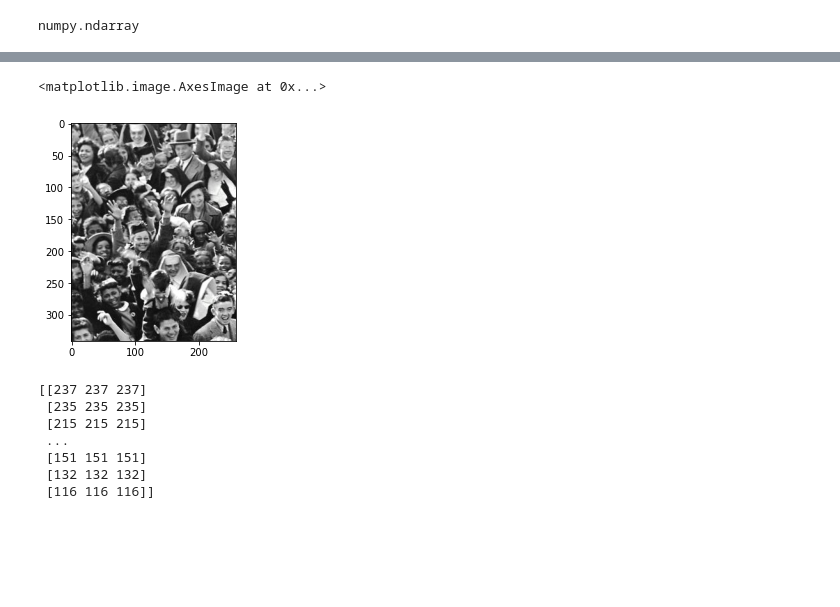
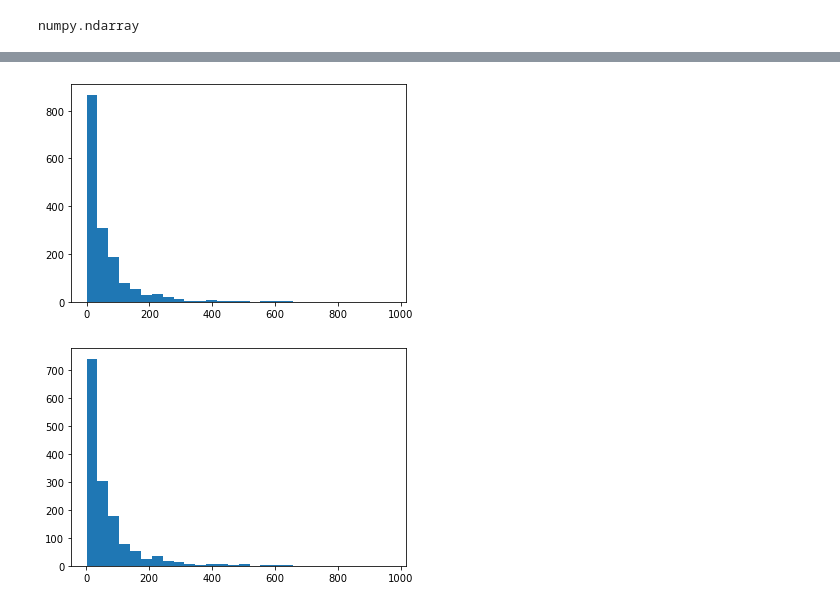
Before and after one commit to EikiYamashiro/IC_ComputerVision, a Jupyter notebook: ShanghaiTech - Analise Exploratoria.ipynb, the cells around one changed output, grey strips where cells are left out. Cells and saved outputs as stored; diff of their text form; code cells hidden in the pictures; blank space fills up the shorter version.

```diff
--- a/ShanghaiTech - Analise Exploratoria.ipynb
+++ b/ShanghaiTech - Analise Exploratoria.ipynb
@@ -80,5 +162,0 @@ plt.show()
-# %%
-n = 123
-img = cv2.imread("ShanghaiTech/part_A/train_data/images/IMG_{}.jpg".format(n))
-ry, rx = getRanges(img)
-img.shape
@@ -131,15 +163,19 @@ plt.imshow(li[0])
-# %%
-plt.imshow(li)
-# %% [output]
-<matplotlib.image.AxesImage at 0x...>
-[figure, removed]
-# %%
-print(img[1])
-# %% [output]
-[[237 237 237]
- [235 235 235]
- [215 215 215]
- ...
- [151 151 151]
- [132 132 132]
- [116 116 116]]
+# %%
+h = []
+h_no_zero = []
+for e in range (1,182):
+    img = cv2.cvtColor(cv2.imread("ShanghaiTech/part_A/train_data/images/IMG_{}.jpg".format(e)), cv2.COLOR_BGR2RGB)
+    x, y = getGTpoints(e, "A")
+    li = checkGTpoints(img,x,y)
+    for i in li:
+        h.append(i)
+        if i!=0:
+            h_no_zero.append(i)
+# %%
+plt.hist(h,bins=28);
+# %% [output]
+[figure, added]
+# %%
+plt.hist(h_no_zero,bins=28);
+# %% [output]
+[figure, added]
```
Also changed, not shown: parts of 8 cells of this notebook.
